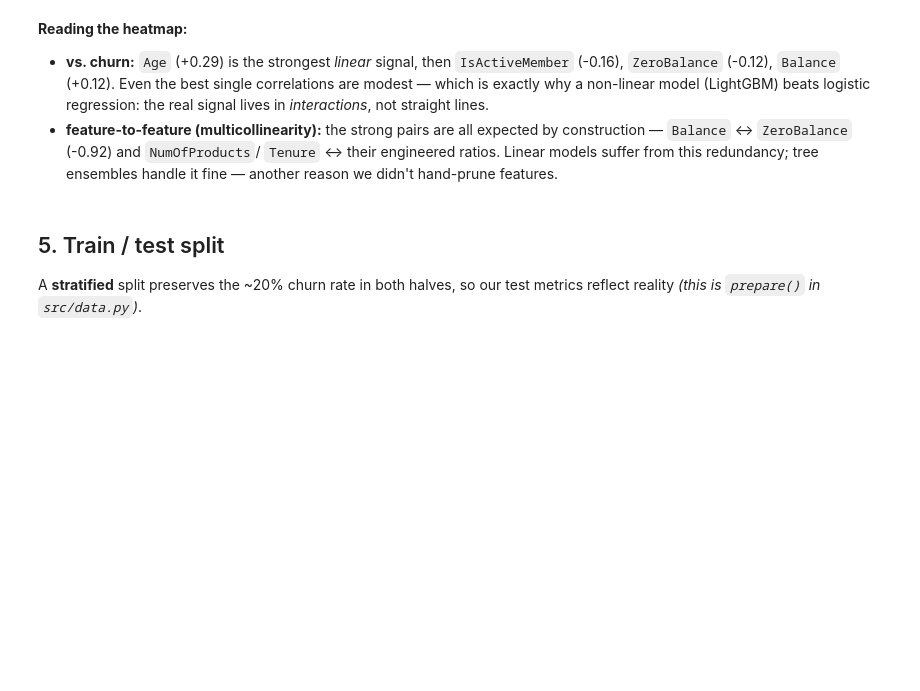
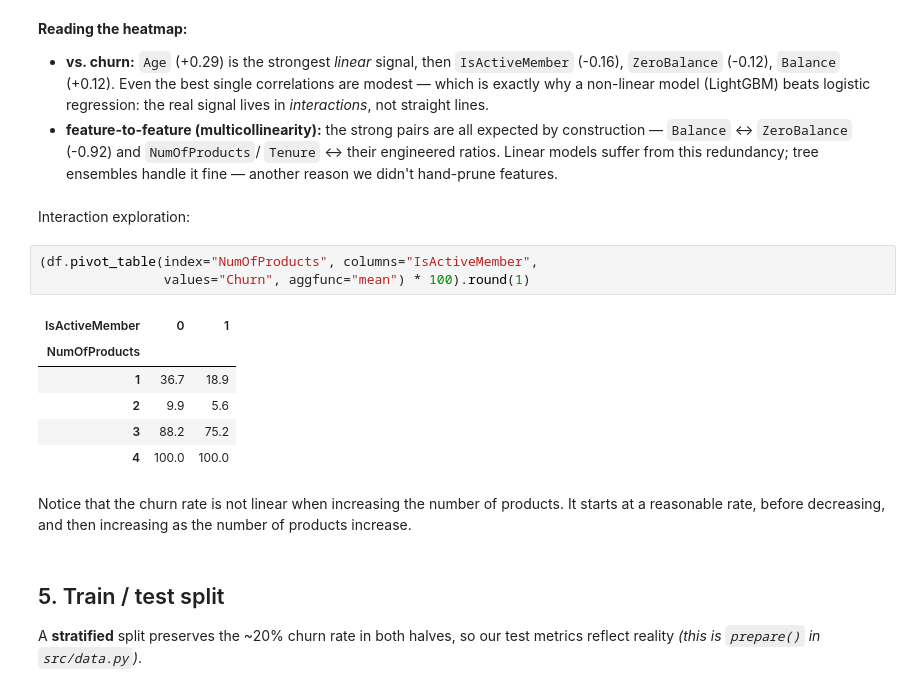
Before and after one commit to JeffreyWong05/bank-churn-ml-system, a Jupyter notebook: churn_model_walkthrough_3.ipynb, the cells around one changed output. Cells and saved outputs as stored; diff of their text form; blank space fills up the shorter version.

```diff
--- a/churn_model_walkthrough_3.ipynb
+++ b/churn_model_walkthrough_3.ipynb
@@ -338,6 +338,20 @@ ax.set_title("Feature correlation heatmap"); plt.tight_layout(); plt.show()
   by construction — `Balance` ↔ `ZeroBalance` (-0.92) and `NumOfProducts`/
   `Tenure` ↔ their engineered ratios. Linear models suffer from this redundancy;
   tree ensembles handle it fine — another reason we didn't hand-prune features.
+# %% [markdown]
+Interaction exploration:
+# %%
+(df.pivot_table(index="NumOfProducts", columns="IsActiveMember",
+                values="Churn", aggfunc="mean") * 100).round(1)
+# %% [output]
+| IsActiveMember | 0 | 1 |
+| NumOfProducts |  |  |
+| 1 | 36.7 | 18.9 |
+| 2 | 9.9 | 5.6 |
+| 3 | 88.2 | 75.2 |
+| 4 | 100.0 | 100.0 |
+# %% [markdown]
+Notice that the churn rate is not linear when increasing the number of products. It starts at a reasonable rate, before decreasing, and then increasing as the number of products increase.
 # %% [markdown]
 ## 5. Train / test split
 
```
Also changed, not shown: parts of 8 cells of this notebook.
